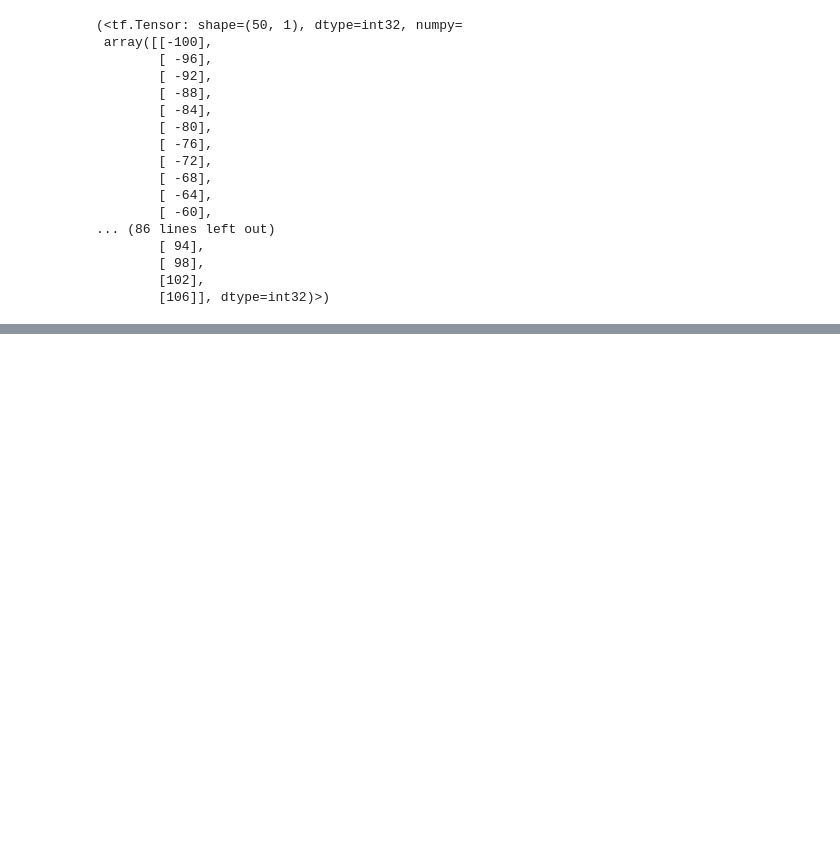
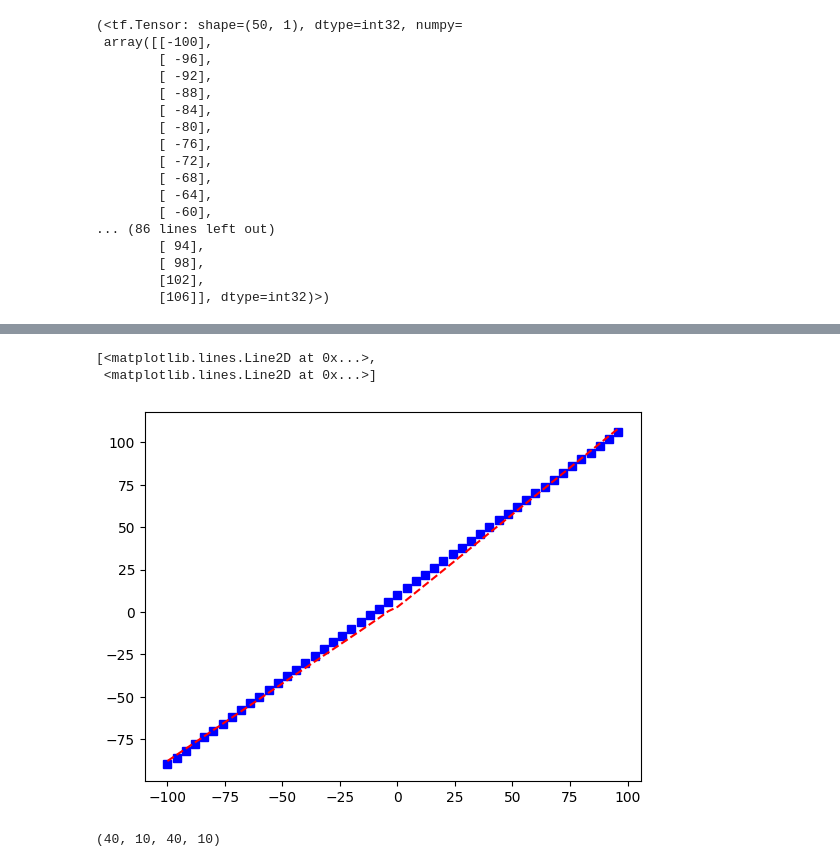
Before and after one commit to rexxar280903/DeepLearning, a Jupyter notebook: 01_Neural_Network_Regression_with_tensorflow.ipynb, the cells around one changed output, grey strips where cells are left out. Drawn from its saved outputs; the diff is of its cells as text; code cells hidden in the pictures; blank space fills up the shorter version.

```diff
--- a/01_Neural_Network_Regression_with_tensorflow.ipynb
+++ b/01_Neural_Network_Regression_with_tensorflow.ipynb
@@ -321,7 +321,7 @@ model2 = tf.keras.Sequential([
     tf.keras.layers.Dense(1)
 ])
 # %%
-model.compile(
+model2.compile(
     loss = tf.keras.losses.mae,
     optimizer = tf.keras.optimizers.Adam(learning_rate=0.001),
     metrics = ['mae']
@@ -346,3 +346,5 @@ x,y
         [ 98],
         [102],
         [106]], dtype=int32)>)
+# %%
+model2.fit(x,y,epochs=100)
@@ -348,0 +370,2 @@ x,y
+# %%
+m2 = model2.predict(x)
@@ -348,0 +374,16 @@ x,y
+# %%
+plt.plot(x,y,'bs', x,m2,'r--')
+# %% [output]
+[<matplotlib.lines.Line2D at 0x...>,
+ <matplotlib.lines.Line2D at 0x...>]
+[figure, added]
+# %%
+x_train=x[:40] #mengambil dari indeks 0-39
+x_test = x[40:] #mengambil dari indek 40 sampai akhir
+
+
+y_train = y[:40]
+y_test = y[40:]
+len(x_train), len(x_test),len(y_train),len(y_test)
+# %% [output]
+(40, 10, 40, 10)
```
Also changed, not shown: parts of 112 cells of this notebook, 1 other file.
